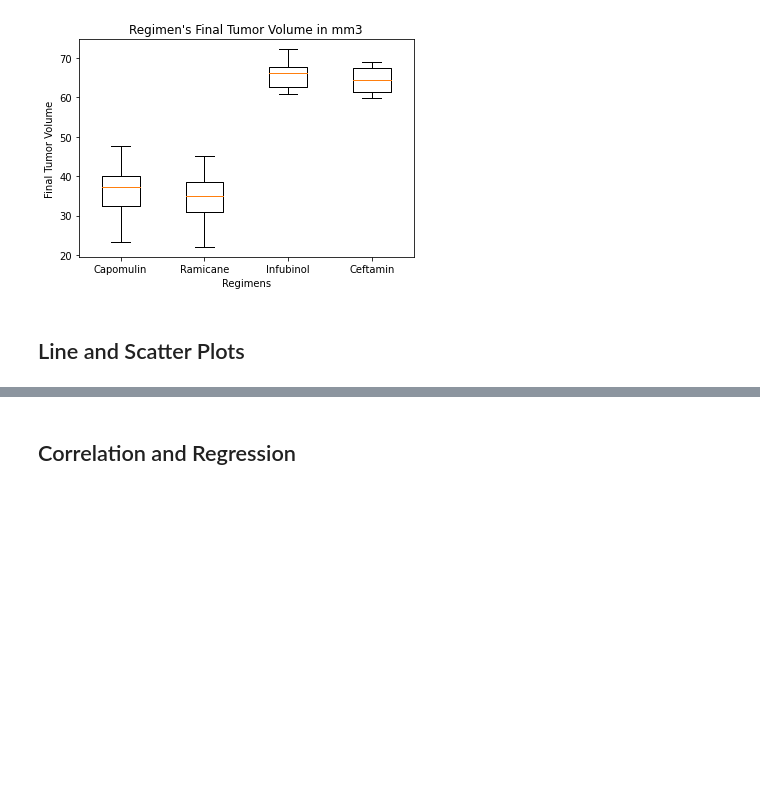
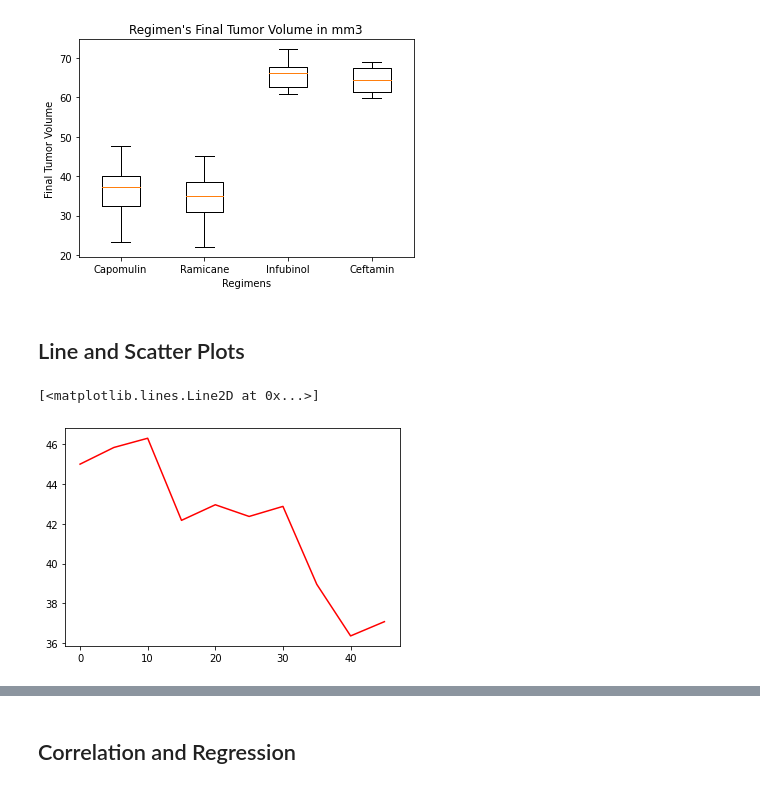
Before and after one commit to SHdimenson/Matplotlib-Challenge, a Jupyter notebook: Pymaceuticals/pymaceuticals_starter.ipynb, the cells around one changed output, grey strips where cells are left out. Cells and saved outputs as stored; diff of their text form; code cells hidden in the pictures; blank space fills up the shorter version.

```diff
--- a/Pymaceuticals/pymaceuticals_starter.ipynb
+++ b/Pymaceuticals/pymaceuticals_starter.ipynb
@@ -286,3 +261,10 @@ plt.show()
 ## Line and Scatter Plots
 # %%
 # Generate a line plot of tumor volume vs. time point for a mouse treated with Capomulin
+tumorVol_time = mouse_study_unique.loc[mouse_study_unique["Drug Regimen"]=="Capomulin",["Mouse ID","Tumor Volume (mm3)","Timepoint"]]
+mouse = np.random.choice(tumorVol_time["Mouse ID"])
+mouse_tumorVol_time = tumorVol_time.loc[tumorVol_time["Mouse ID"]==mouse, :]
+plt.plot(mouse_tumorVol_time["Timepoint"], mouse_tumorVol_time["Tumor Volume (mm3)"], color="red" )
+# %% [output]
+[<matplotlib.lines.Line2D at 0x...>]
+[figure, added]
```
Also changed, not shown: parts of 6 cells of this notebook.
